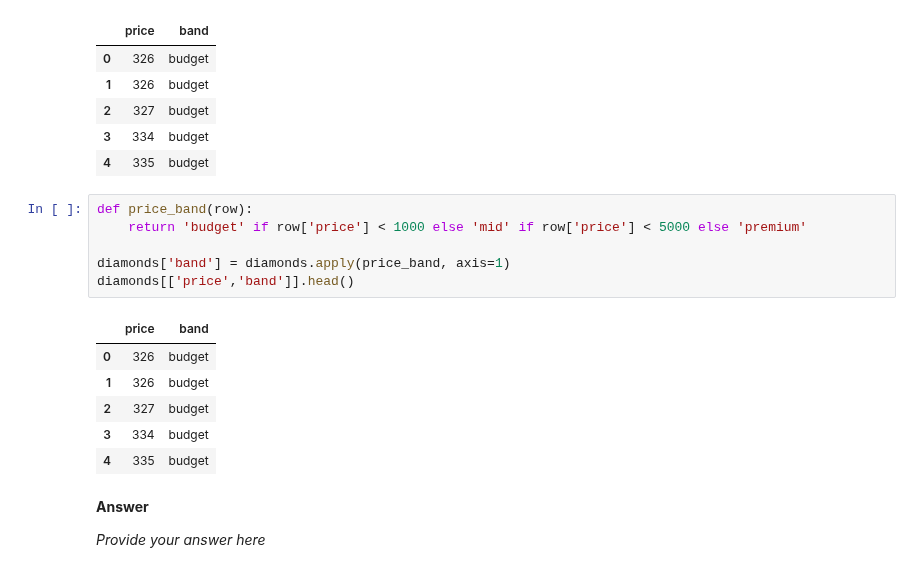
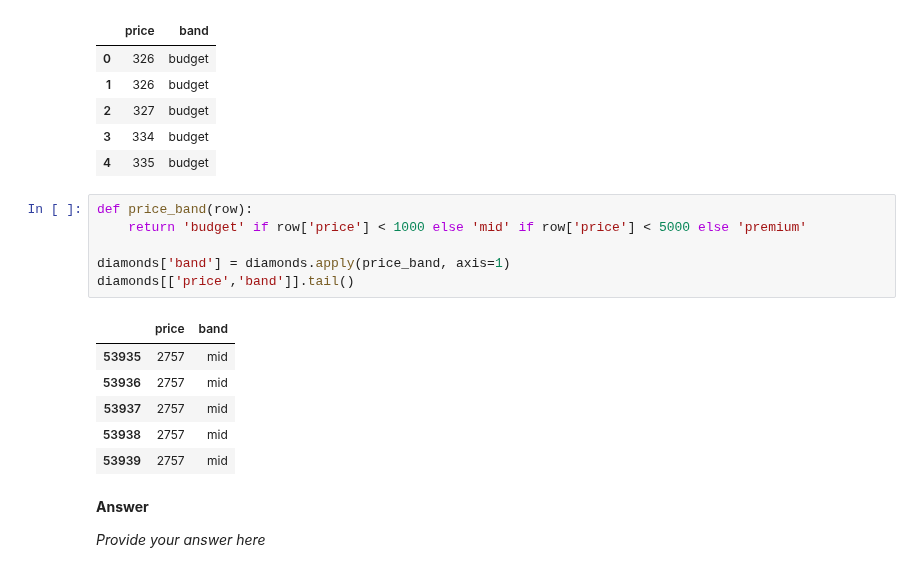
Before and after one commit to laglead/IS834_Fall_2026, a Jupyter notebook: Session 02 - Python Fundamentals/02_Python_Fundamentals.ipynb, the cells around one changed output. Cells and saved outputs as stored; diff of their text form.

```diff
--- a/Session 02 - Python Fundamentals/02_Python_Fundamentals.ipynb
+++ b/Session 02 - Python Fundamentals/02_Python_Fundamentals.ipynb
@@ -1256,16 +1257,16 @@ diamonds[['price','band']].head()
 # %%
 def price_band(row):
     return 'budget' if row['price'] < 1000 else 'mid' if row['price'] < 5000 else 'premium'
 
 diamonds['band'] = diamonds.apply(price_band, axis=1)
-diamonds[['price','band']].head()
+diamonds[['price','band']].tail()
 # %% [output]
 |  | price | band |
-| 0 | 326 | budget |
-| 1 | 326 | budget |
-| 2 | 327 | budget |
-| 3 | 334 | budget |
-| 4 | 335 | budget |
+| 53935 | 2757 | mid |
+| 53936 | 2757 | mid |
+| 53937 | 2757 | mid |
+| 53938 | 2757 | mid |
+| 53939 | 2757 | mid |
 # %% [markdown]
 **Answer**
 
```
Also changed, not shown: parts of 5 cells of this notebook.
